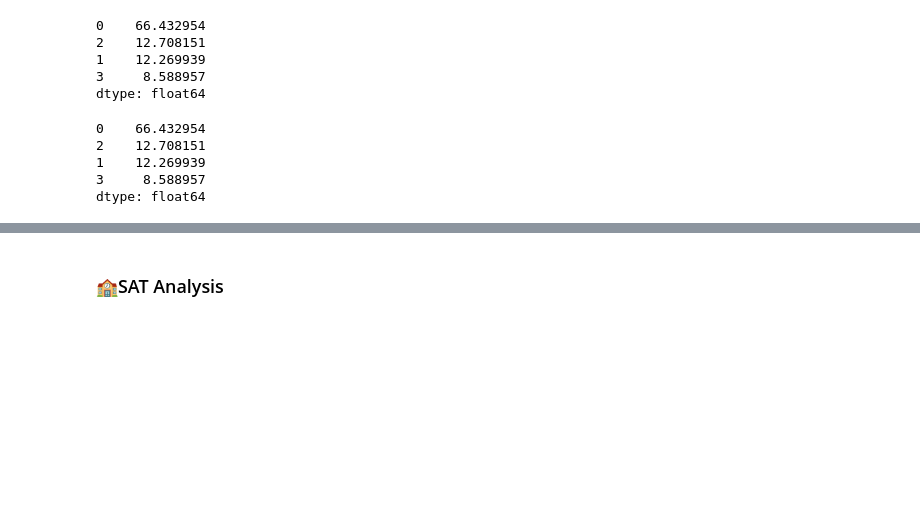
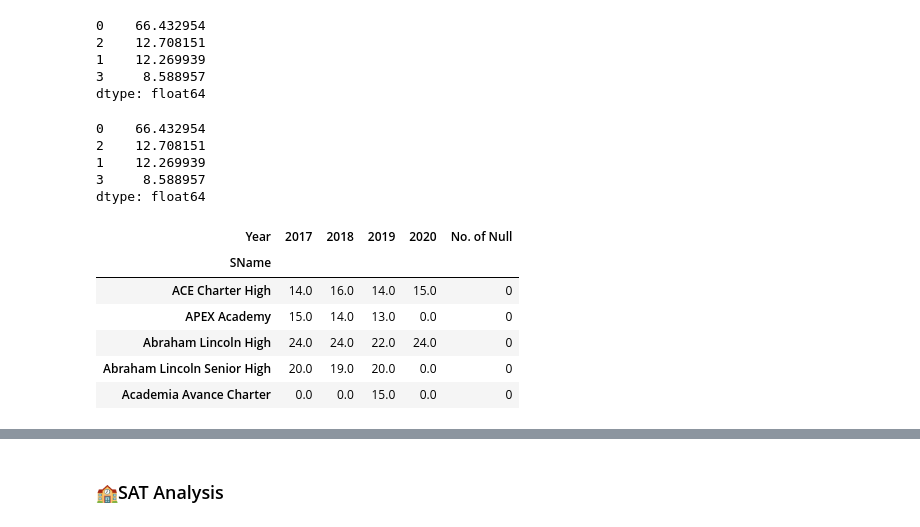
Before and after one commit to WarintornNawong/DSI_Project1, a Jupyter notebook: project1_test.ipynb, the cells around one changed output, grey strips where cells are left out. Saved outputs shown, nothing was run; the diff lists cells and outputs as text; code cells hidden in the pictures; blank space fills up the shorter version.

```diff
--- a/project1_test.ipynb
+++ b/project1_test.ipynb
@@ -500,7 +500,19 @@ act_df.pivot_table(values='AvgScrSci',index='Year',columns='SName',aggfunc='mean
 3     8.588957
 dtype: float64
 # %%
-act_eng_trend = act_df.pivot_table(values='AvgScrEng',columns='Year',index='SName',aggfunc='mean',fill_value=0)
+act_eng_trend = act_df.pivot_table(values='AvgScrEng',columns='Year',index='SName',aggfunc='mean')
 act_read_trend = act_df.pivot_table(values='AvgScrEng',columns='Year',index='SName',aggfunc='mean',fill_value=0)
 act_math_trend = act_df.pivot_table(values='AvgScrMath',columns='Year',index='SName',aggfunc='mean',fill_value=0)
 act_sci_trend = act_df.pivot_table(values='AvgScrSci',columns='Year',index='SName',aggfunc='mean',fill_value=0)
+# %%
+act_eng_trend['No. of Null'] = act_eng_trend.isnull().sum(axis=1)
+act_eng_trend = act_eng_trend.fillna(0)
+act_eng_trend.head()
+# %% [output]
+| Year | 2017 | 2018 | 2019 | 2020 | No. of Null |
+| SName |  |  |  |  |  |
+| ACE Charter High | 14.0 | 16.0 | 14.0 | 15.0 | 0 |
+| APEX Academy | 15.0 | 14.0 | 13.0 | 0.0 | 0 |
+| Abraham Lincoln High | 24.0 | 24.0 | 22.0 | 24.0 | 0 |
+| Abraham Lincoln Senior High | 20.0 | 19.0 | 20.0 | 0.0 | 0 |
+| Academia Avance Charter | 0.0 | 0.0 | 15.0 | 0.0 | 0 |
```
Also changed, not shown: parts of 18 cells of this notebook.
